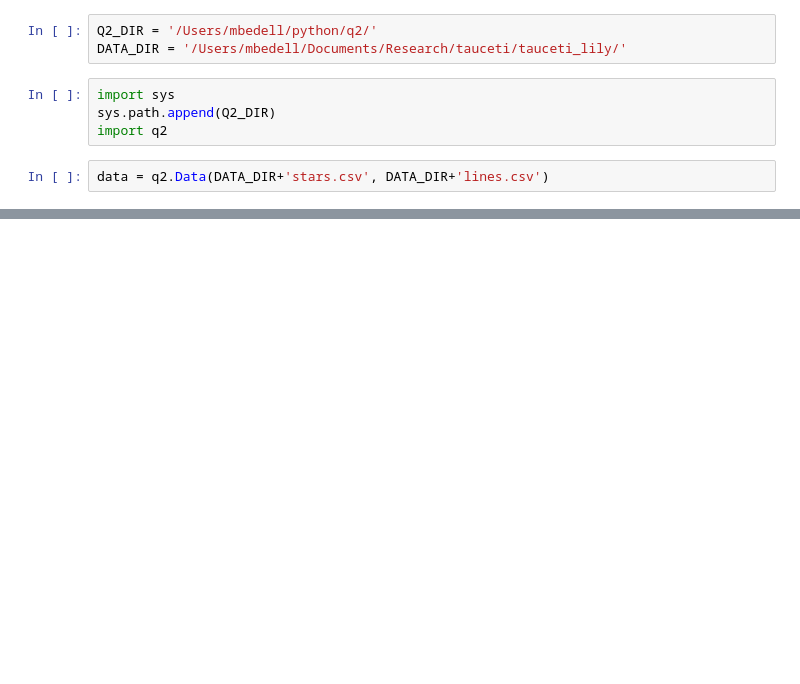
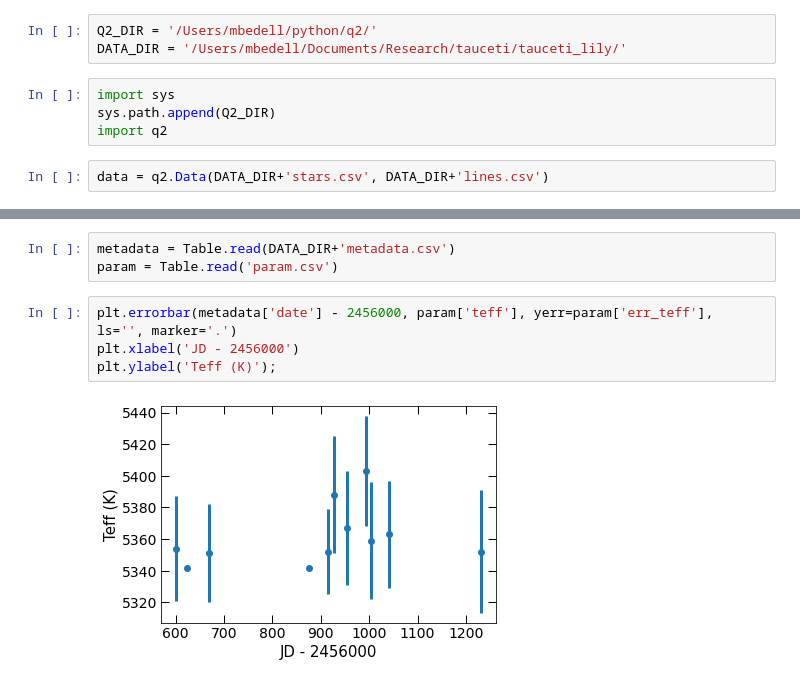
Before and after one commit to megbedell/tauceti, a Jupyter notebook: q2.ipynb, the cells around one changed output, grey strips where cells are left out. Cells and saved outputs as stored; diff of their text form; blank space fills up the shorter version.

```diff
--- a/q2.ipynb
+++ b/q2.ipynb
@@ -37,0 +97,9 @@ FileNotFoundError: [Errno 2] No such file or directory: '.q2/moog69517.sum'
+# %%
+metadata = Table.read(DATA_DIR+'metadata.csv')
+param = Table.read('param.csv')
+# %%
+plt.errorbar(metadata['date'] - 2456000, param['teff'], yerr=param['err_teff'], ls='', marker='.')
+plt.xlabel('JD - 2456000')
+plt.ylabel('Teff (K)');
+# %% [output]
+[figure, added]
```
Also changed, not shown: parts of 10 cells of this notebook, 3 other files.
